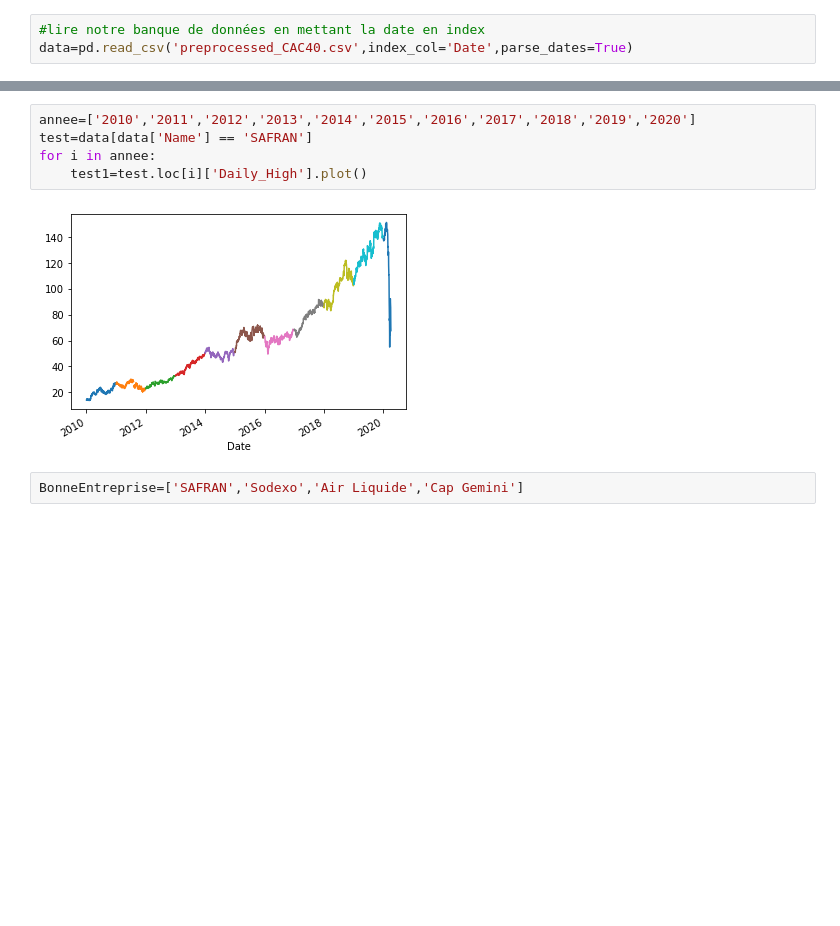
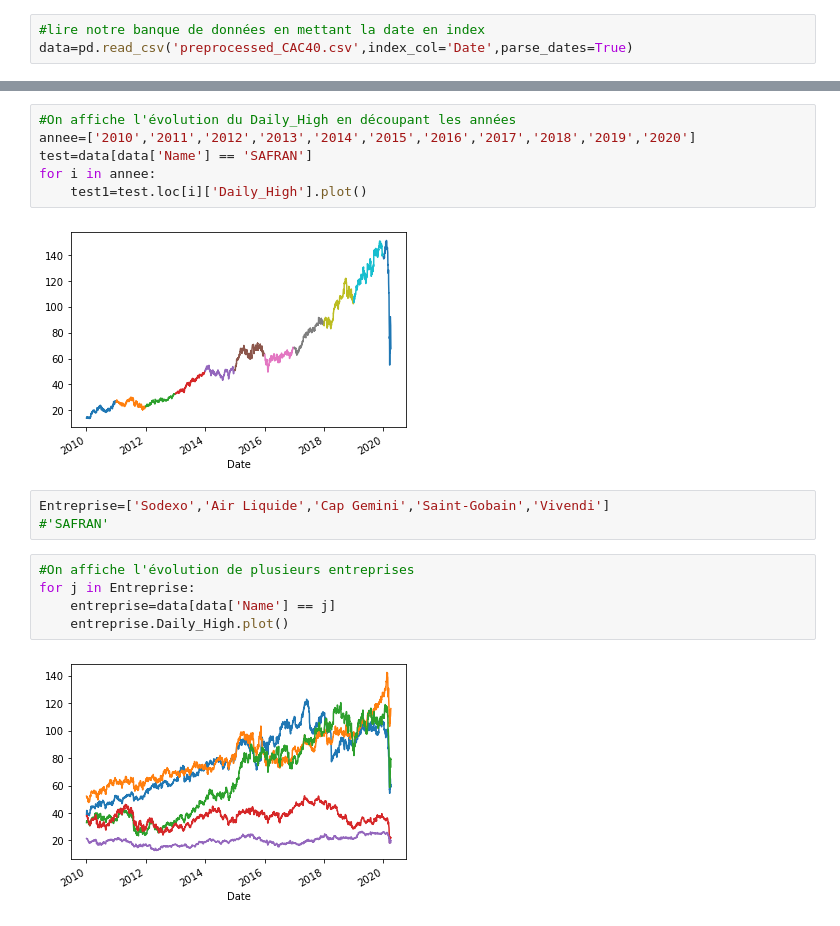
Before and after one commit to Brihmt/AnalyseBourse, a Jupyter notebook: Exploration du dataset.ipynb, the cells around one changed output, grey strips where cells are left out. Saved outputs shown, nothing was run; the diff lists cells and outputs as text; blank space fills up the shorter version.

```diff
--- a/Exploration du dataset.ipynb
+++ b/Exploration du dataset.ipynb
@@ -64,4 +91,5 @@ test.plot()
 # %%
+#On affiche l'évolution du Daily_High en découpant les années
 annee=['2010','2011','2012','2013','2014','2015','2016','2017','2018','2019','2020']
 test=data[data['Name'] == 'SAFRAN']
 for i in annee:
@@ -69,4 +97,12 @@ for i in annee:
 # %% [output]
 [figure]
 # %%
-BonneEntreprise=['SAFRAN','Sodexo','Air Liquide','Cap Gemini']
+Entreprise=['Sodexo','Air Liquide','Cap Gemini','Saint-Gobain','Vivendi']
+#'SAFRAN'
+# %%
+#On affiche l'évolution de plusieurs entreprises
+for j in Entreprise:
+    entreprise=data[data['Name'] == j]
+    entreprise.Daily_High.plot()
+# %% [output]
+[figure, added]
```
Also changed, not shown: parts of 12 cells of this notebook, 2 other files.
